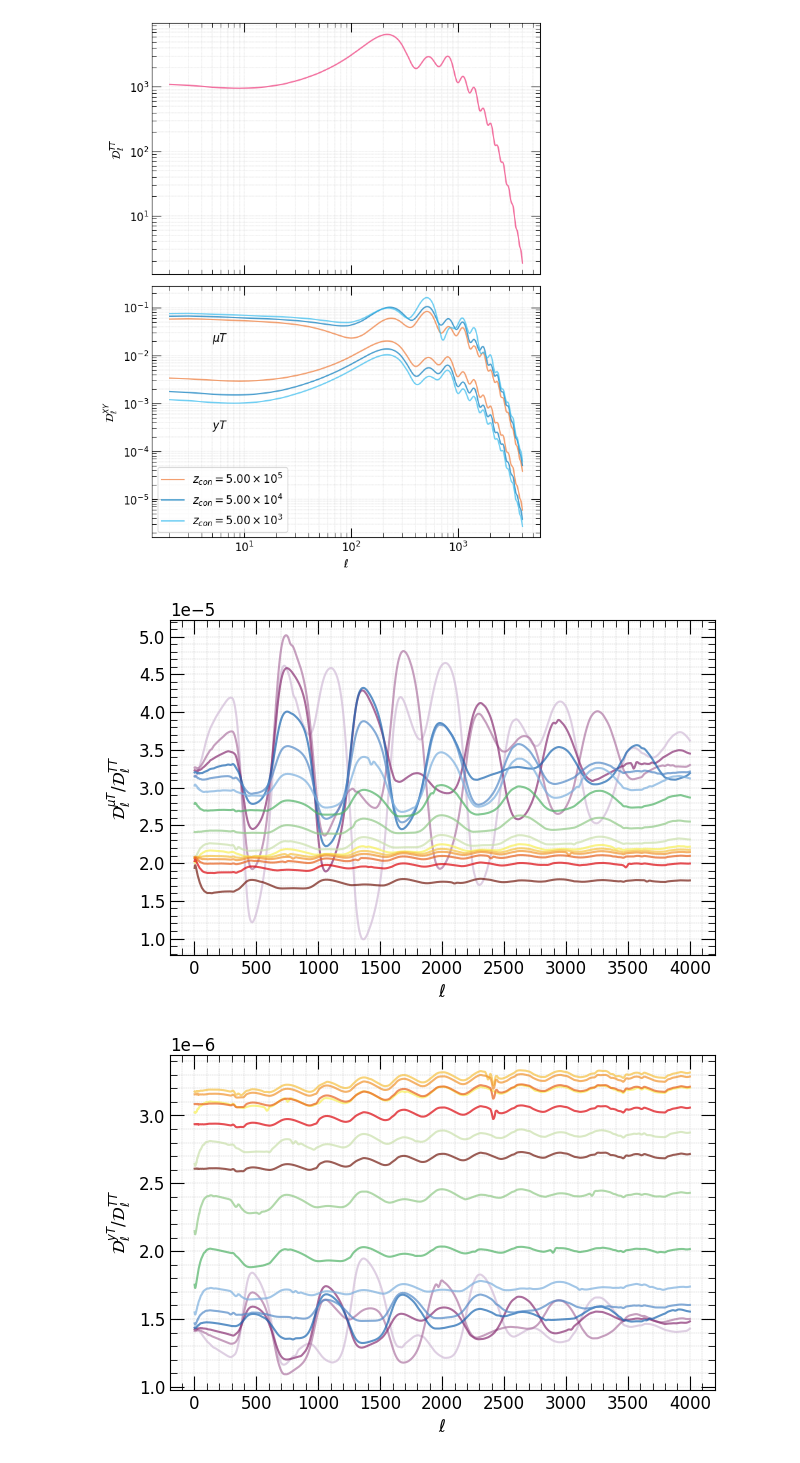
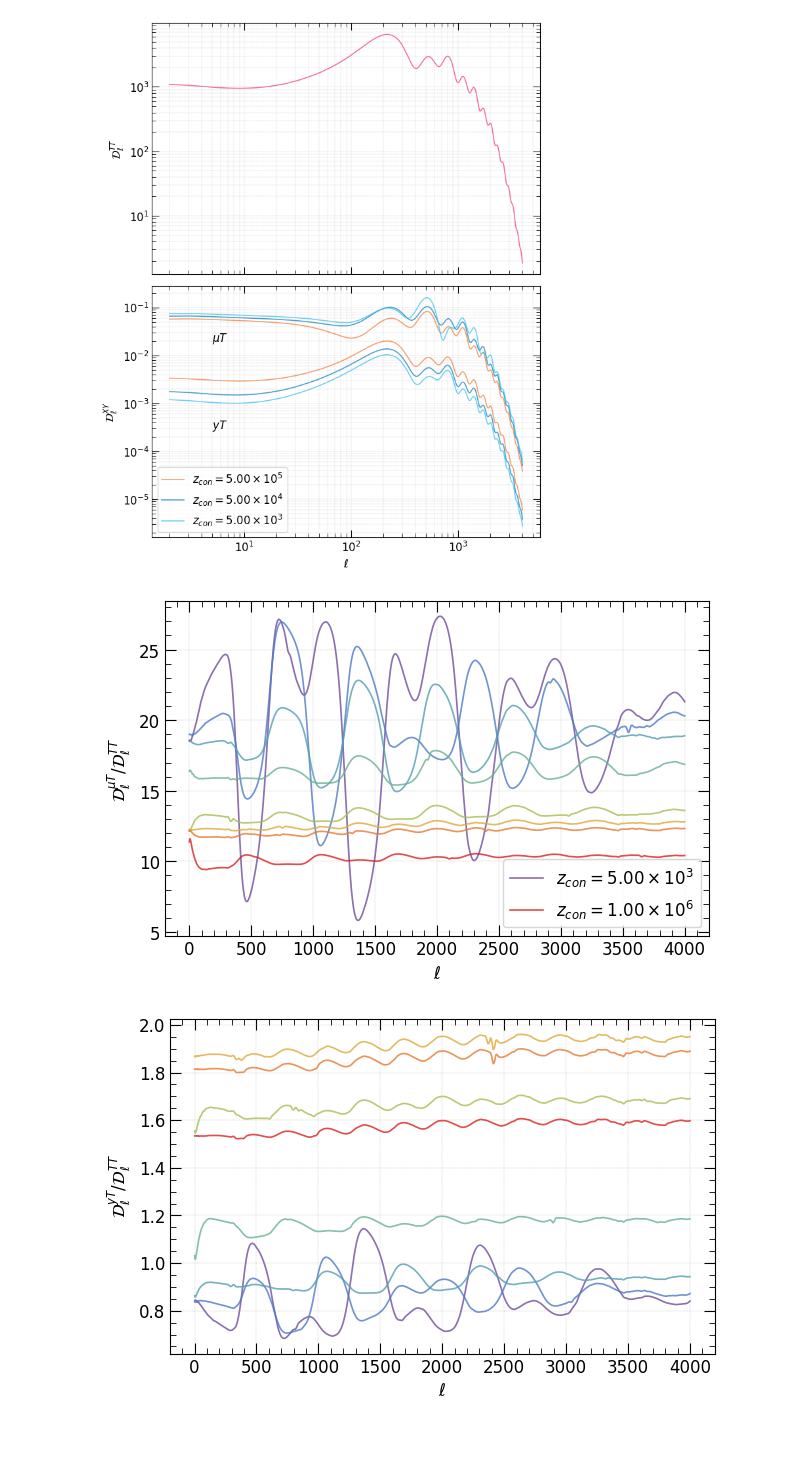
Before and after one commit to Sareva00/Photon_conversion, a Jupyter notebook: power_spectra.ipynb, the cells around one changed output. Saved outputs shown, nothing was run; the diff lists cells and outputs as text; code cells hidden in the pictures.

Commit message:
other various plots

```diff
--- a/power_spectra.ipynb
+++ b/power_spectra.ipynb
@@ -20,11 +22,13 @@ def extract_PS(folder_path):
     TT = []
     muT = []
     yT = []
+    T_T_corr = []
 
     ell = np.loadtxt(file_path, comments='#')[:, 0]
     TT = np.loadtxt(file_path, comments='#')[:, 1]
     muT = np.loadtxt(file_path, comments='#')[:, 4]
     yT = np.loadtxt(file_path, comments='#')[:, 5]
+    T_T_corr = np.loadtxt(file_path, comments='#')[:, 3]
 
-    return np.array(ell), np.array(TT),np.array(yT), np.array(muT)
+    return np.array(ell), np.array(TT),np.array(yT), np.array(muT), np.array(T_T_corr)
 # %%
@@ -65,7 +88,7 @@ ax.plot(ell, muT_3, color=colors2[2], alpha=0.7, linestyle="-", label="muT_3")
 
 
 mplt.set_ticks(ax)
-mplt.set_labels(ax, x_label="$\\ell$", x_log=True, y_label="transfer function", y_log=True, title=None)
+mplt.set_labels(ax, x_label="$\\ell$", x_log=True, y_label="$\\mathcal{D}_{\\ell}^{{T \\delta T}} $", y_log=True, title=None)
 
 
 ax.legend()
@@ -186,5 +211,5 @@ def truncated_cmap(cmap_name, minval=0.1, maxval=0.9, n=15):
 
 # colors = truncated_cmap("plasma", 0, 0.9, 15)  # vibrant rainbow
 
-colors = tc.rainbow_discrete(15)
+colors = tc.rainbow_PuRd.resampled(15)
 #colors = tc.sunset_discrete.resampled(15)
@@ -191,44 +218,59 @@ colors = tc.rainbow_discrete(15)
 # %%
+lines =[]
+
+
 fig, ax = plt.subplots(1, 1, figsize=mplt.set_size(mplt.width))
 
+for i in range(len(TT_batch)):
+        if (i)%2==0:
+            line = ax.plot(ell_batch[0], muT_batch[i]/TT_batch[i]/theta_bar, color=colors(i), alpha=0.8, linestyle="-", linewidth=1.2)
+            lines.append(line[0])  # plot returns a list
 
-
-
-for i in range(len(TT_batch)):
-    ax.plot(ell_batch[0], muT_batch[i]/TT_batch[i], color=colors(i), alpha=0.7, linestyle="-", label=f"muT, zcon={tools.sci_notation(5e5/(10**i))}")
-    #ax.plot(ell[0], yT[i], color=colors(i), alpha=0.7, linestyle="-.", label=f"yT, zcon={tools.sci_notation(5e5/(10**i))}")
+# Set labels manually for first and last
+if lines:
+    lines[0].set_label(f"$z_{{con}}=${tools.sci_notation(zcon[0])}")
+    lines[-1].set_label(f"$z_{{con}}=${tools.sci_notation(zcon[14])}")
 
 mplt.set_ticks(ax)
 mplt.set_labels(ax, x_label="$\\ell$", x_log=False, y_label="$\\mathcal{D}_{\\ell}^{{\\mu T}} / \\mathcal{D}_{\\ell}^{{TT}}$", y_log=False, title=None)
 
+ax.grid(which='minor', visible=False)
 
 # ax.annotate("$yT$", xy=(5, 3e-4), fontsize=12)
 # ax.annotate("$\\mu T$", xy=(5, 2e-2), fontsize=12)
 
-#plt.savefig('outputs/muT.pdf', dpi=300, bbox_inches="tight")
+plt.savefig('outputs/muT-batch.pdf', dpi=300, bbox_inches="tight")
 
+plt.legend()
 
-#ax.legend(fontsize=10)
 plt.show()
 # %% [output]
-[figure, old version]
+[figure, new version]
 # %%
 fig, ax = plt.subplots(1, 1, figsize=mplt.set_size(mplt.width))
 
 
 for i in range(len(TT_batch)):
-    ax.plot(ell_batch[0], yT_batch[i]/TT_batch[i], color=colors(i), alpha=0.7, linestyle="-", label=f"yT, zcon={tools.sci_notation(5e5/(10**i))}")
-    #ax.plot(ell_batch[0], yT_batch[i], color=colors(i), alpha=0.7, linestyle="-.", label=f"yT, zcon={tools.sci_notation(5e5/(10**i))}")
+        if (i)%2==0:
+
+            line = ax.plot(ell_batch[0], yT_batch[i]/TT_batch[i]/theta_bar, color=colors(i), alpha=0.8, linestyle="-", linewidth=1.2)
+            lines.append(line[0])  # plot returns a list
+
+# Set labels manually for first and last
+if lines:
+    lines[0].set_label(f"$z_{{con}}=${tools.sci_notation(zcon[0])}")
+    lines[-1].set_label(f"$z_{{con}}=${tools.sci_notation(zcon[14])}")
 
 mplt.set_ticks(ax)
 mplt.set_labels(ax, x_label="$\\ell$", x_log=False, y_label="$\\mathcal{D}_{\\ell}^{{y T}} / \\mathcal{D}_{\\ell}^{{TT}}$", y_log=False, title=None)
 
 # ax.annotate("$yT$", xy=(5, 3e-4), fontsize=12)
 # ax.annotate("$\\mu T$", xy=(5, 2e-2), fontsize=12)
 
-#plt.savefig('outputs/yT.pdf', dpi=300, bbox_inches="tight")
+plt.savefig('outputs/yT-batch.pdf', dpi=300, bbox_inches="tight")
+ax.grid(which='minor', visible=False)
 
-#ax.legend(fontsize=10)
+
 plt.show()
 # %% [output]
-[figure, old version]
+[figure, new version]
```
Also changed, not shown: parts of 7 cells of this notebook, 5 other files.
